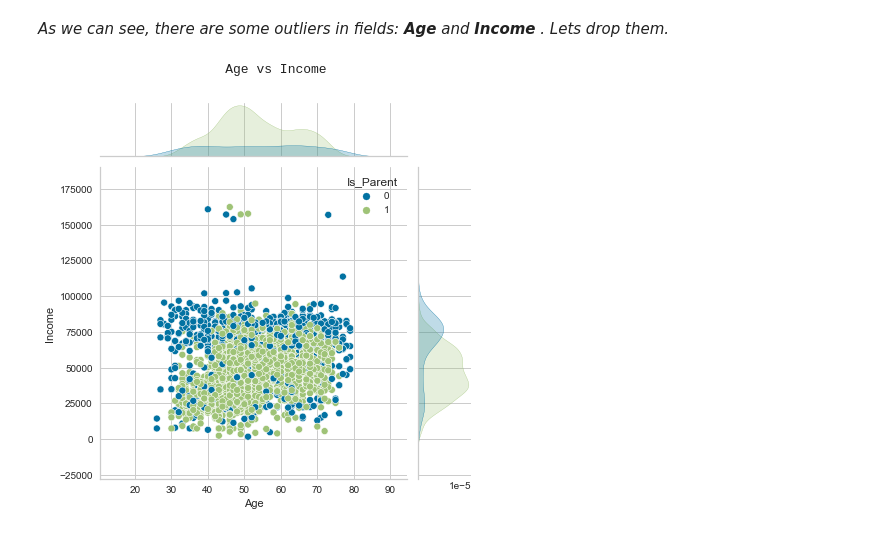
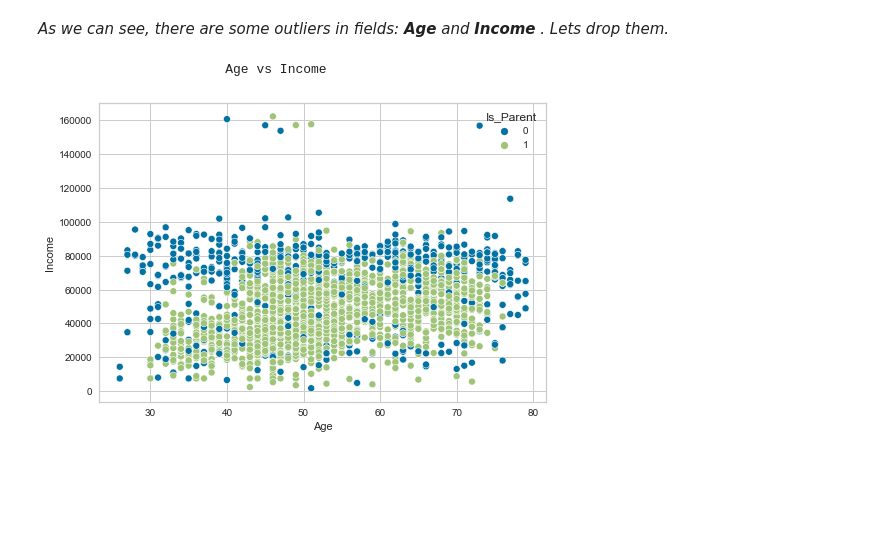
Before and after one commit to Aleengelstajn/Clustering---ClientSegmentation, a Jupyter notebook: Cluster.ipynb, the cells around one changed output. Cells and saved outputs as stored; diff of their text form; code cells hidden in the pictures; blank space fills up the shorter version.

```diff
--- a/Cluster.ipynb
+++ b/Cluster.ipynb
@@ -271,8 +271,8 @@ _As we can see, there are some outliers in fields: __Age__ and __Income__ . Lets
 data = data[data['Age']<80]
 data=data[data['Income']<200000]
 # %%
-sns.jointplot(x='Age', y='Income',hue='Is_Parent', data=data)
+sns.scatterplot(x='Age', y='Income',hue='Is_Parent', data=data)
 print('                        Age vs Income')
 # %% [output]
                         Age vs Income
-[figure, old version]
+[figure, new version]
```
Also changed, not shown: parts of 16 cells of this notebook.
